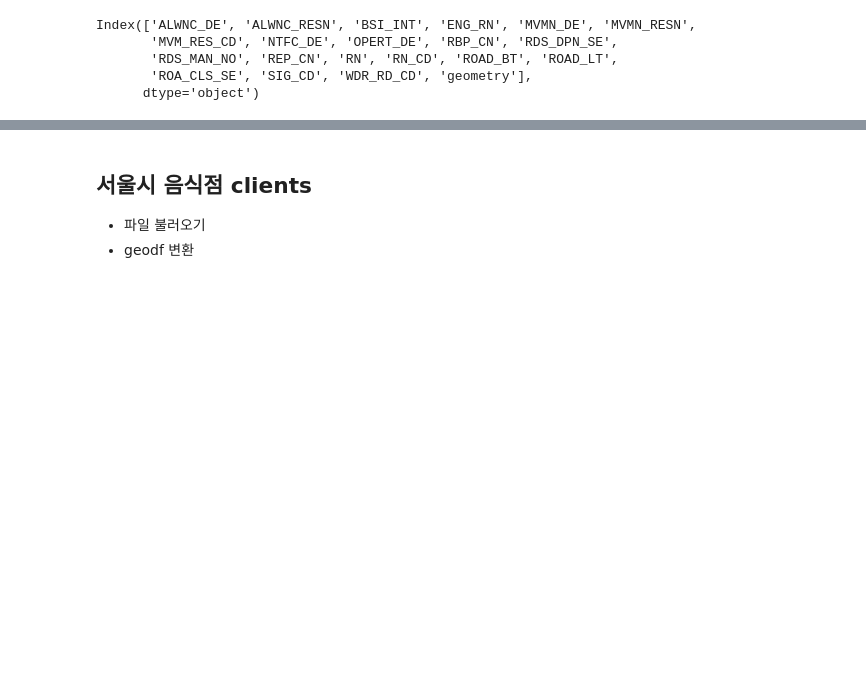
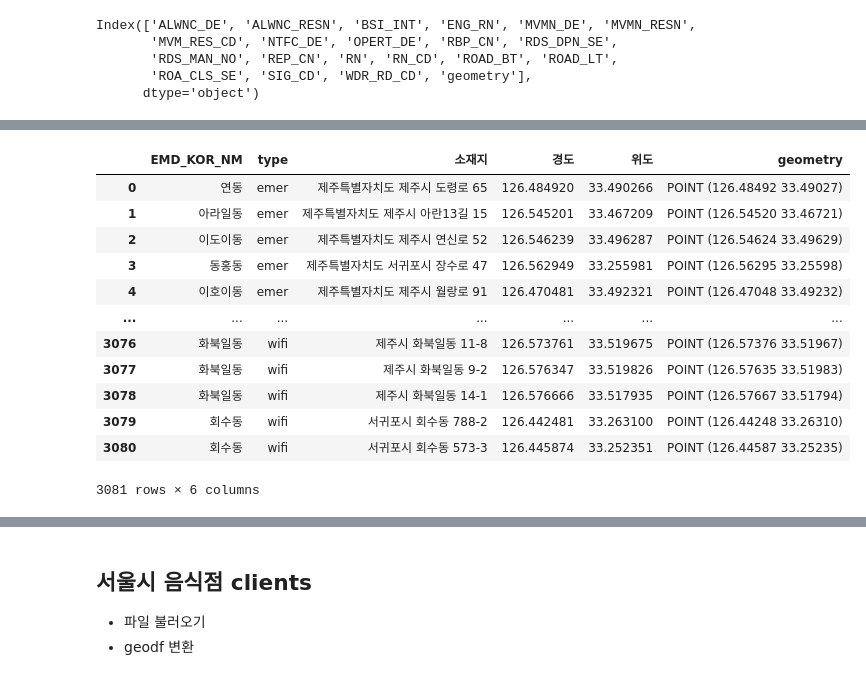
Before and after one commit to ChoiInYeol/KHUDA-Seoul-BigDataCampus, a Jupyter notebook: 4.서울시MLCP예시.ipynb, the cells around one changed output, grey strips where cells are left out. Cells and saved outputs as stored; diff of their text form; code cells hidden in the pictures; blank space fills up the shorter version.

```diff
--- a/4.서울시MLCP예시.ipynb
+++ b/4.서울시MLCP예시.ipynb
@@ -1341,0 +1415,18 @@ display(sig.head())
+# %%
+file = geopandas.sjoin(jeju_EMD, clients, how='right', op="contains")
+file = file.drop(["EMD_CD", "EMD_ENG_NM", 'index_left'], axis=1)
+file
+# %% [output]
+|  | EMD_KOR_NM | type | 소재지 | 경도 | 위도 | geometry |
+| 0 | 연동 | emer | 제주특별자치도 제주시 도령로 65 | 126.484920 | 33.490266 | POINT (126.48492 33.49027) |
+| 1 | 아라일동 | emer | 제주특별자치도 제주시 아란13길 15 | 126.545201 | 33.467209 | POINT (126.54520 33.46721) |
+| 2 | 이도이동 | emer | 제주특별자치도 제주시 연신로 52 | 126.546239 | 33.496287 | POINT (126.54624 33.49629) |
+| 3 | 동홍동 | emer | 제주특별자치도 서귀포시 장수로 47 | 126.562949 | 33.255981 | POINT (126.56295 33.25598) |
+| 4 | 이호이동 | emer | 제주특별자치도 제주시 월랑로 91 | 126.470481 | 33.492321 | POINT (126.47048 33.49232) |
+| ... | ... | ... | ... | ... | ... | ... |
+| 3076 | 화북일동 | wifi | 제주시 화북일동 11-8 | 126.573761 | 33.519675 | POINT (126.57376 33.51967) |
+| 3077 | 화북일동 | wifi | 제주시 화북일동 9-2 | 126.576347 | 33.519826 | POINT (126.57635 33.51983) |
+| 3078 | 화북일동 | wifi | 제주시 화북일동 14-1 | 126.576666 | 33.517935 | POINT (126.57667 33.51794) |
+| 3079 | 회수동 | wifi | 서귀포시 회수동 788-2 | 126.442481 | 33.263100 | POINT (126.44248 33.26310) |
+| 3080 | 회수동 | wifi | 서귀포시 회수동 573-3 | 126.445874 | 33.252351 | POINT (126.44587 33.25235) |
+3081 rows × 6 columns
```
Also changed, not shown: parts of 144 cells of this notebook.
